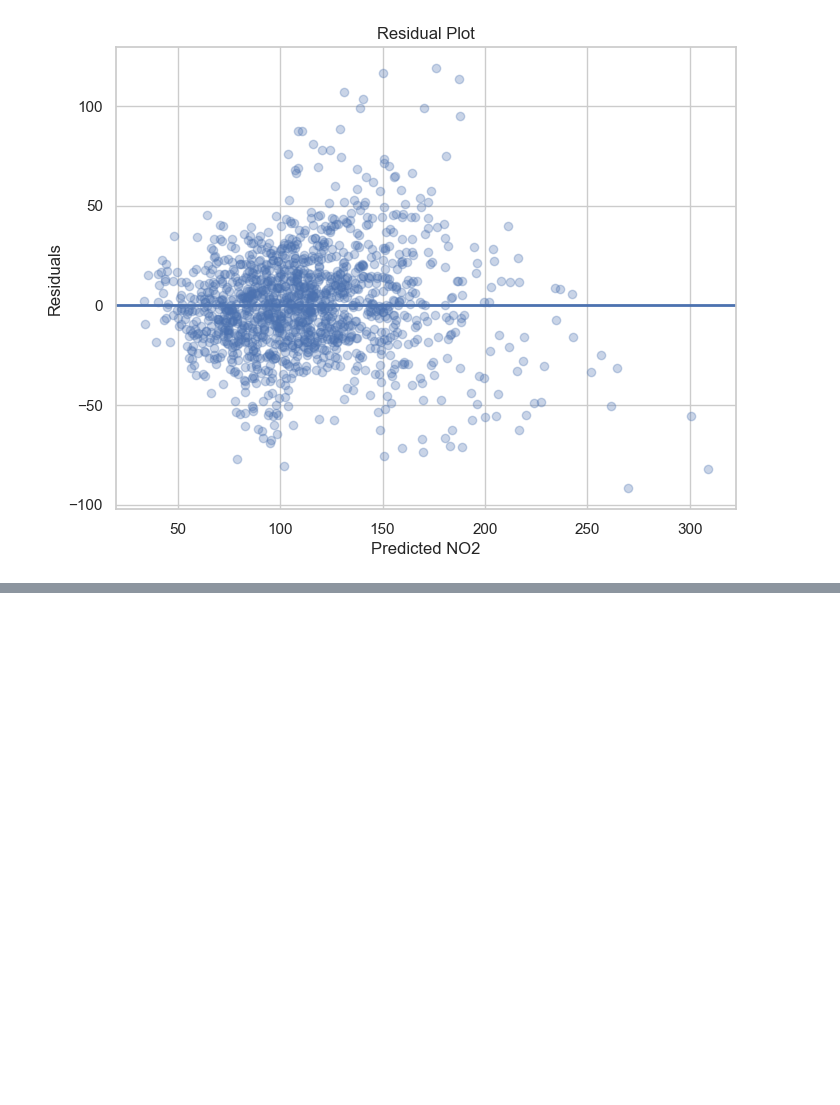
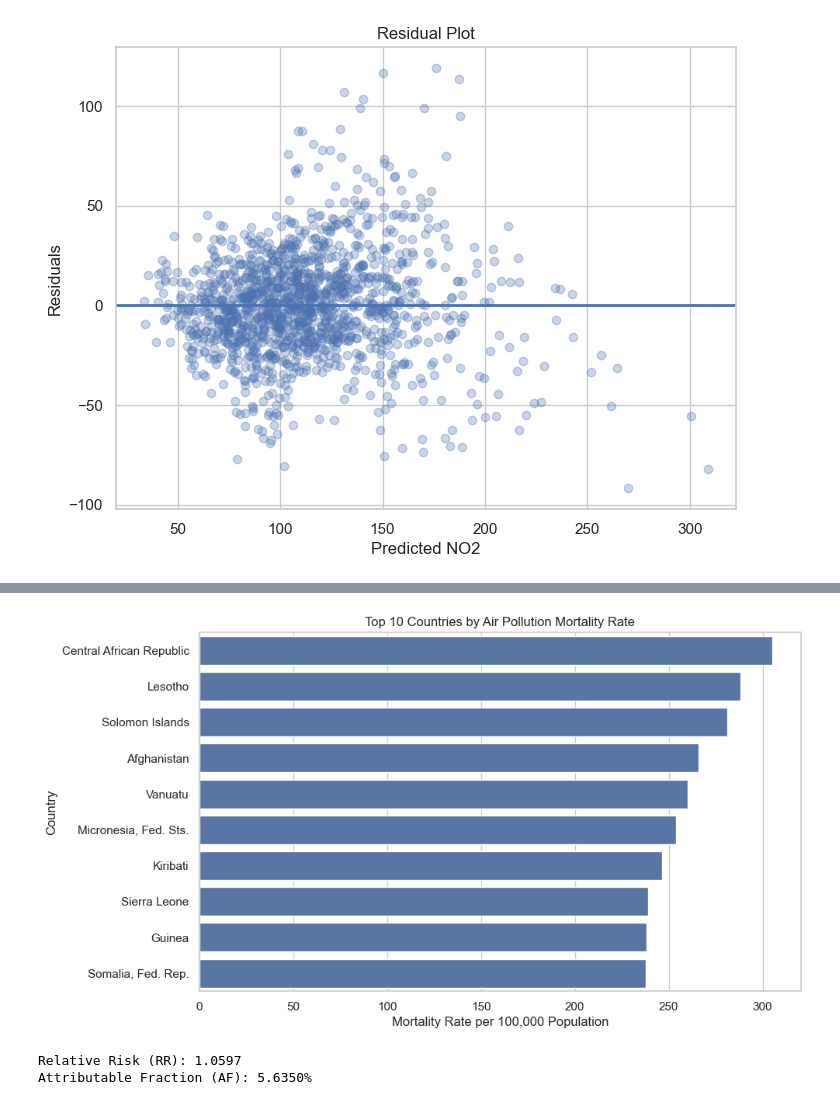
Before and after one commit to looalhadzhiev-max/traffic-pollution-health, a Jupyter notebook: notebooks/traffic_polution_health.ipynb, the cells around one changed output, grey strips where cells are left out. Saved outputs shown, nothing was run; the diff lists cells and outputs as text; code cells hidden in the pictures; blank space fills up the shorter version.

Commit message:
Add health risk estimation and world bank mortality analysis

```diff
--- a/notebooks/traffic_polution_health.ipynb
+++ b/notebooks/traffic_polution_health.ipynb
@@ -347,0 +389,7 @@ Regression coefficients:
+# %%
+top10 = wb_latest.sort_values(
+    "mortality_rate",
+    ascending=False
+).head(10)
+
+top10
@@ -347,0 +408,39 @@ Regression coefficients:
+# %%
+plt.figure(figsize=(10, 6))
+sns.barplot(
+    data=top10,
+    x="mortality_rate",
+    y="country_name"
+)
+plt.title("Top 10 Countries by Air Pollution Mortality Rate")
+plt.xlabel("Mortality Rate per 100,000 Population")
+plt.ylabel("Country")
+plt.show()
+# %% [output]
+[figure, added]
+# %%
+import numpy as np
+
+# Example epidemiological coefficient
+beta = 0.0058
+
+# Example increase in exposure
+delta_exposure = 10  # µg/m³
+
+
+def relative_risk(delta_exposure, beta):
+    return np.exp(beta * delta_exposure)
+
+
+def attributable_fraction(rr):
+    return (rr - 1) / rr
+
+
+rr = relative_risk(delta_exposure, beta)
+af = attributable_fraction(rr)
+
+print(f"Relative Risk (RR): {rr:.4f}")
+print(f"Attributable Fraction (AF): {af:.4%}")
+# %% [output]
+Relative Risk (RR): 1.0597
+Attributable Fraction (AF): 5.6350%
```
Also changed, not shown: parts of 4 cells of this notebook.
